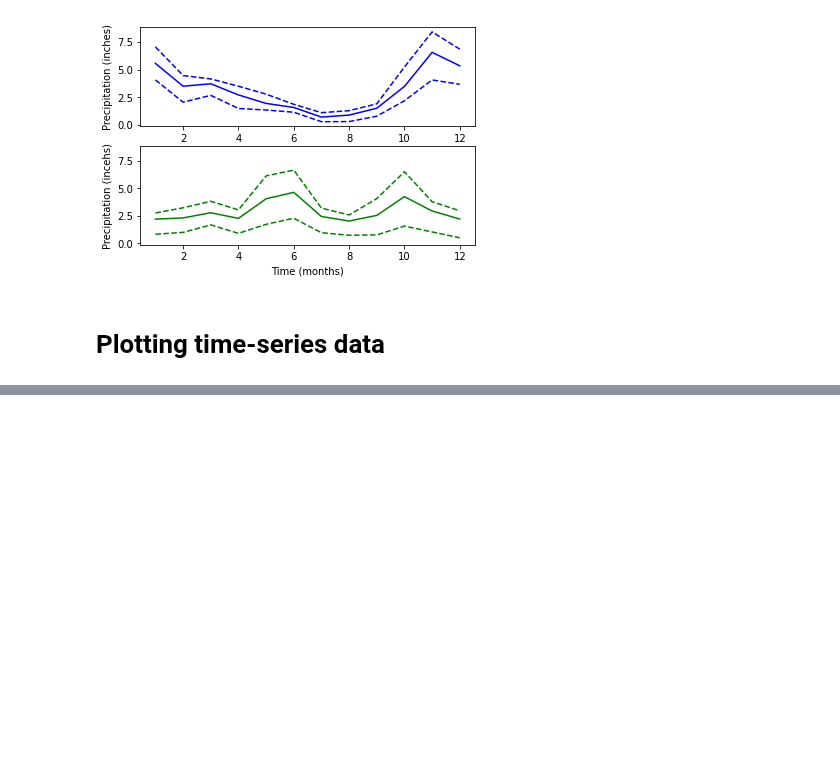
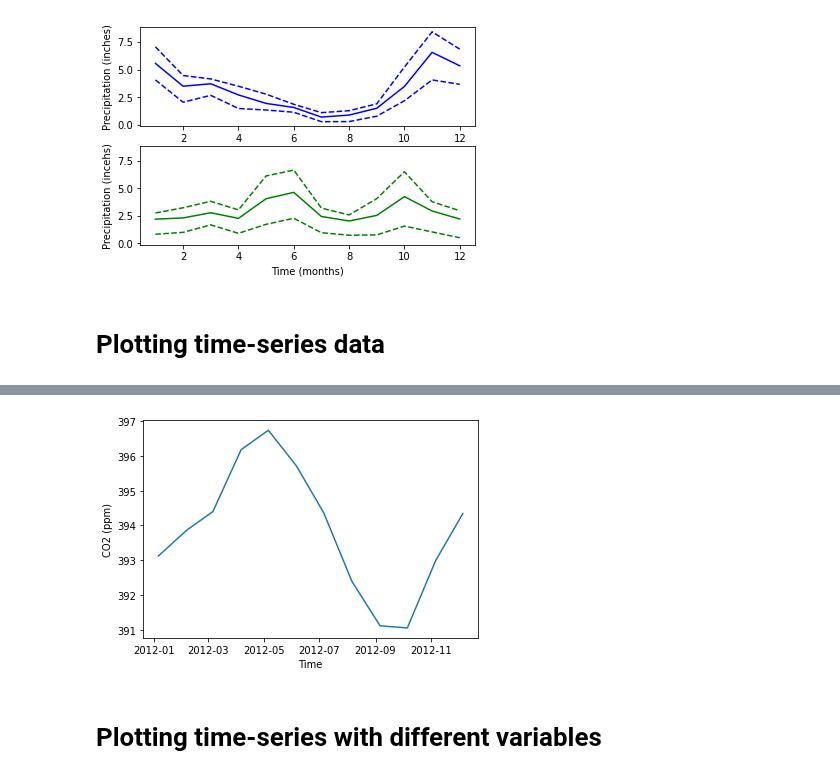
Before and after one commit to Jose-Servin/DataCamp, a Jupyter notebook: Courses/Intro_Matplotlib/all_about_matplotlib.ipynb, the cells around one changed output, grey strips where cells are left out. Drawn from its saved outputs; the diff is of its cells as text; code cells hidden in the pictures; blank space fills up the shorter version.

```diff
--- a/Courses/Intro_Matplotlib/all_about_matplotlib.ipynb
+++ b/Courses/Intro_Matplotlib/all_about_matplotlib.ipynb
@@ -282,0 +376,3 @@ plt.show()
+# %%
+# zooming in mnore to examine one year's worth of data
+twenty_twelve = climate_data["2012-01-01":"2012-12-31"]
@@ -282,0 +396,11 @@ plt.show()
+# %%
+fig, ax = plt.subplots()
+
+ax.plot(twenty_twelve.index, twenty_twelve['co2'])
+ax.set_xlabel ("Time")
+ax.set_ylabel ('CO2 (ppm)')
+plt.show()
+# %% [output]
+[figure, added]
+# %% [markdown]
+# Plotting time-series with different variables
```
Also changed, not shown: parts of 23 cells of this notebook.
